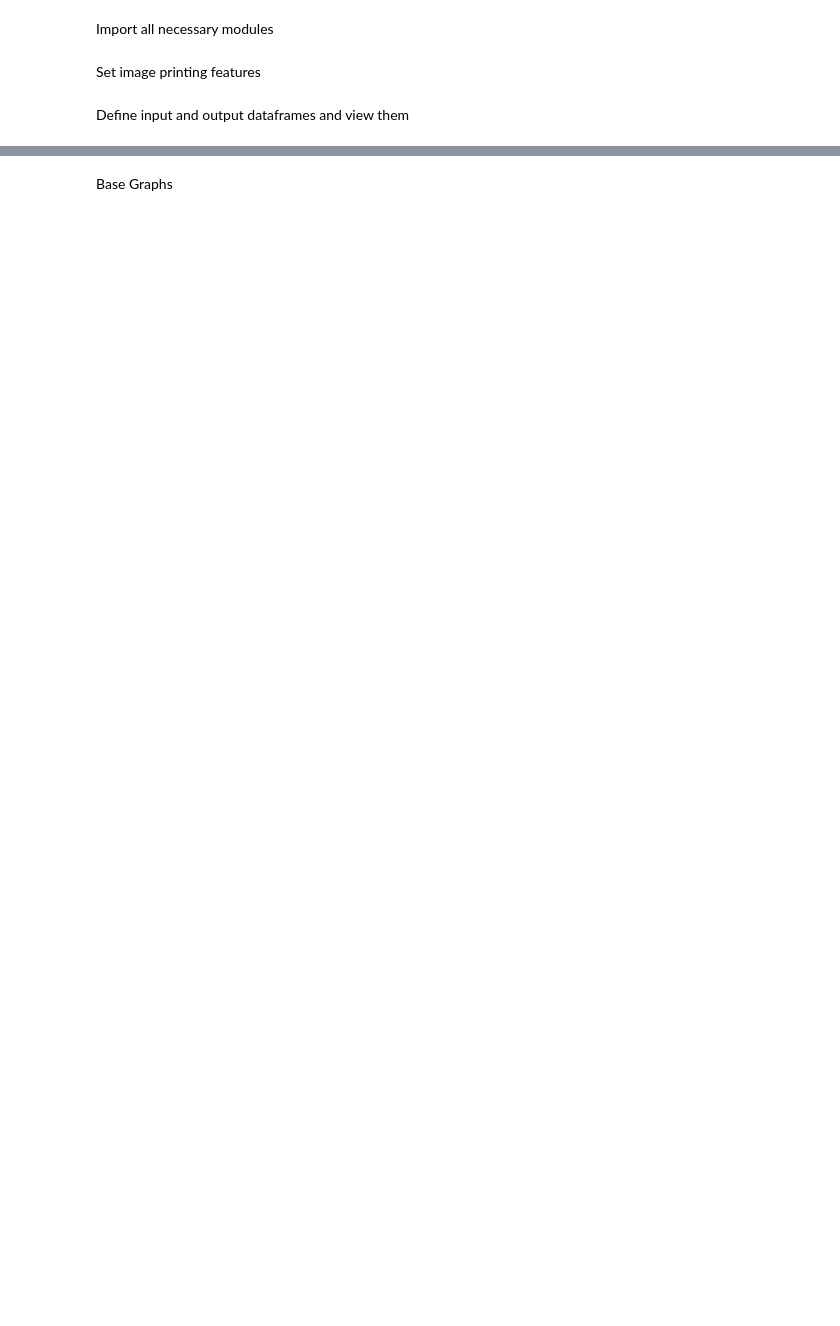
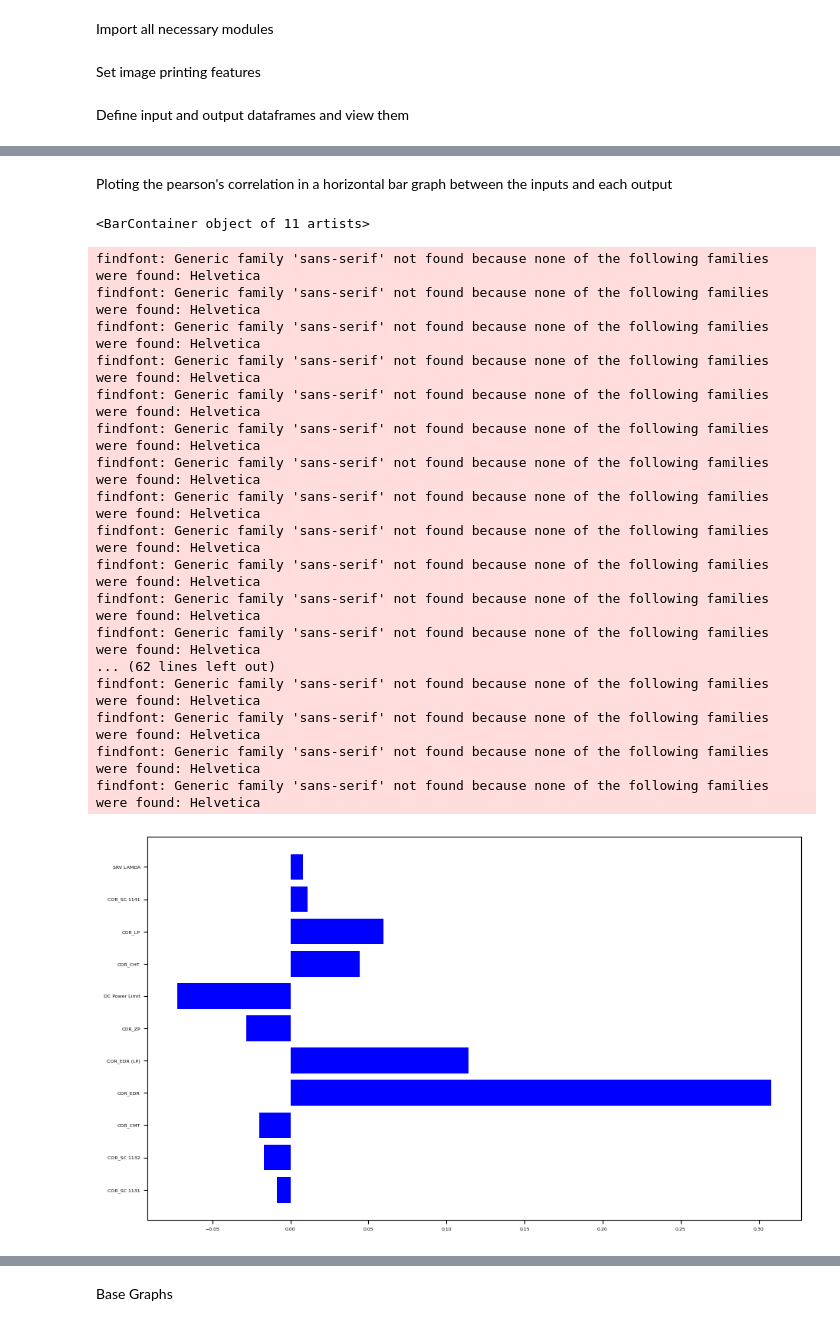
Before and after one commit to ebotchway/thesis_work, a Jupyter notebook: mphil_thesis.ipynb, the cells around one changed output, grey strips where cells are left out. Saved outputs shown, nothing was run; the diff lists cells and outputs as text; code cells hidden in the pictures; blank space fills up the shorter version.

Commit message:
updated data

```diff
--- a/mphil_thesis.ipynb
+++ b/mphil_thesis.ipynb
@@ -94,3 +107,4 @@ df_inp.head(n=10)
 # %%
 df_out = pd.read_csv("output_sample_m.csv")
+df_out = df_out.dropna()
 df_out.head(n=10)
@@ -99,0 +202,13 @@ df_inp[lst].hist(figsize=(15,10))
+# %%
+# finding correlation between the inputs and outputs
+corrl = df_inp.corrwith(df_out["H2"])   # we first find for Hydrogen production
+corr2 = df_inp.corrwith(df_out["Temp"])  # we then find for Temprature
+corr3 = df_inp.corrwith(df_out["Press"])   # we then find for Pressure
+print("Correlation of the input data with Hydrogen production")
+print(corrl)
+print("\n")
+print("Correlation of the input data with Temprature")
+print(corr2)
+print("\n")
+print("Correlation of the input data with Pressure")
+print(corr3)
@@ -99,0 +233,27 @@ df_inp[lst].hist(figsize=(15,10))
+# %% [markdown]
+Ploting the pearson's correlation in a horizontal bar graph between the inputs and each output
+# %%
+# Now plotting Pearson's r between inputs and outputs
+inputs_or = df_inp.columns.to_list()
+
+plt.barh(inputs_or,corrl,color='blue') # blue for plot for hydrogen production
+# %% [output]
+<BarContainer object of 11 artists>
+findfont: Generic family 'sans-serif' not found because none of the following families were found: Helvetica
+findfont: Generic family 'sans-serif' not found because none of the following families were found: Helvetica
+findfont: Generic family 'sans-serif' not found because none of the following families were found: Helvetica
+findfont: Generic family 'sans-serif' not found because none of the following families were found: Helvetica
+findfont: Generic family 'sans-serif' not found because none of the following families were found: Helvetica
+findfont: Generic family 'sans-serif' not found because none of the following families were found: Helvetica
+findfont: Generic family 'sans-serif' not found because none of the following families were found: Helvetica
+findfont: Generic family 'sans-serif' not found because none of the following families were found: Helvetica
+findfont: Generic family 'sans-serif' not found because none of the following families were found: Helvetica
+findfont: Generic family 'sans-serif' not found because none of the following families were found: Helvetica
+findfont: Generic family 'sans-serif' not found because none of the following families were found: Helvetica
+findfont: Generic family 'sans-serif' not found because none of the following families were found: Helvetica
+... (62 lines left out)
+findfont: Generic family 'sans-serif' not found because none of the following families were found: Helvetica
+findfont: Generic family 'sans-serif' not found because none of the following families were found: Helvetica
+findfont: Generic family 'sans-serif' not found because none of the following families were found: Helvetica
+findfont: Generic family 'sans-serif' not found because none of the following families were found: Helvetica
+[figure, added]
```
Also changed, not shown: parts of 20 cells of this notebook, 1 other file.
